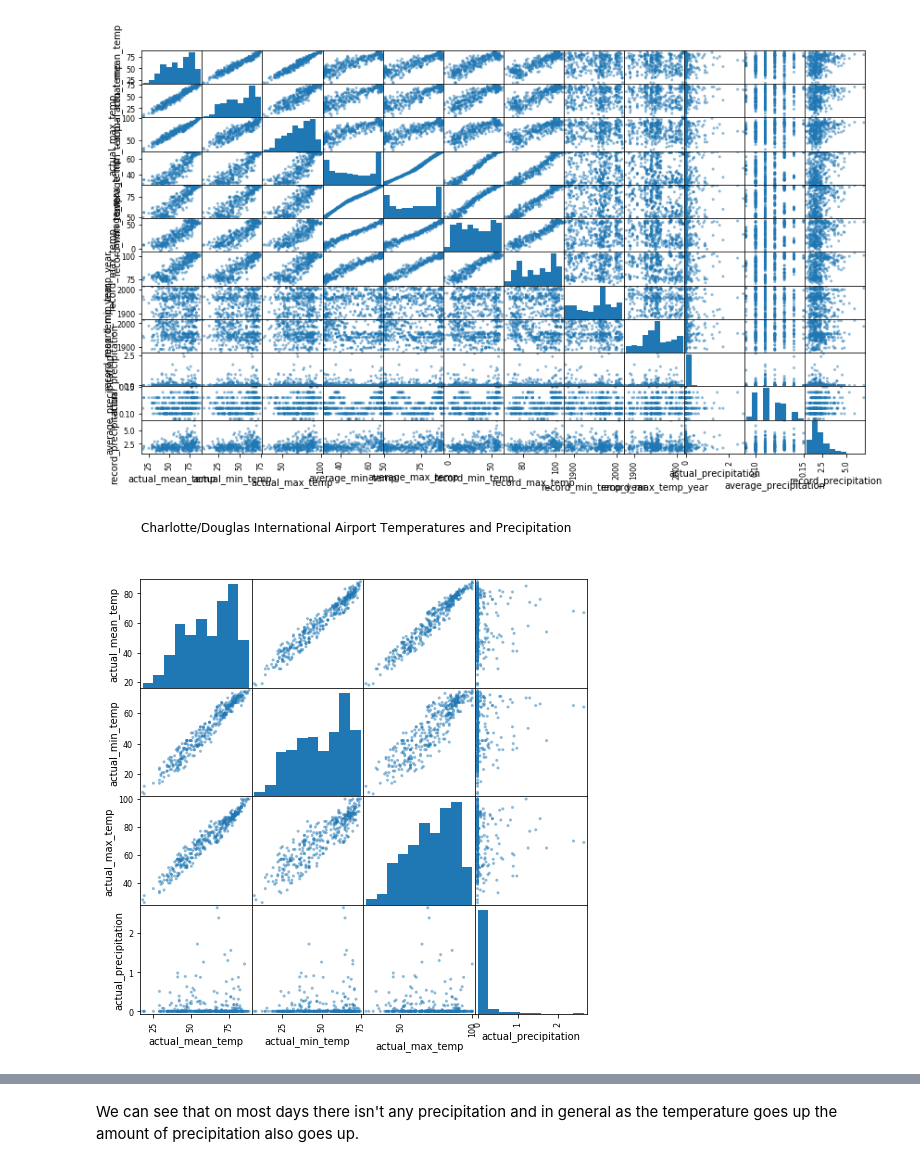
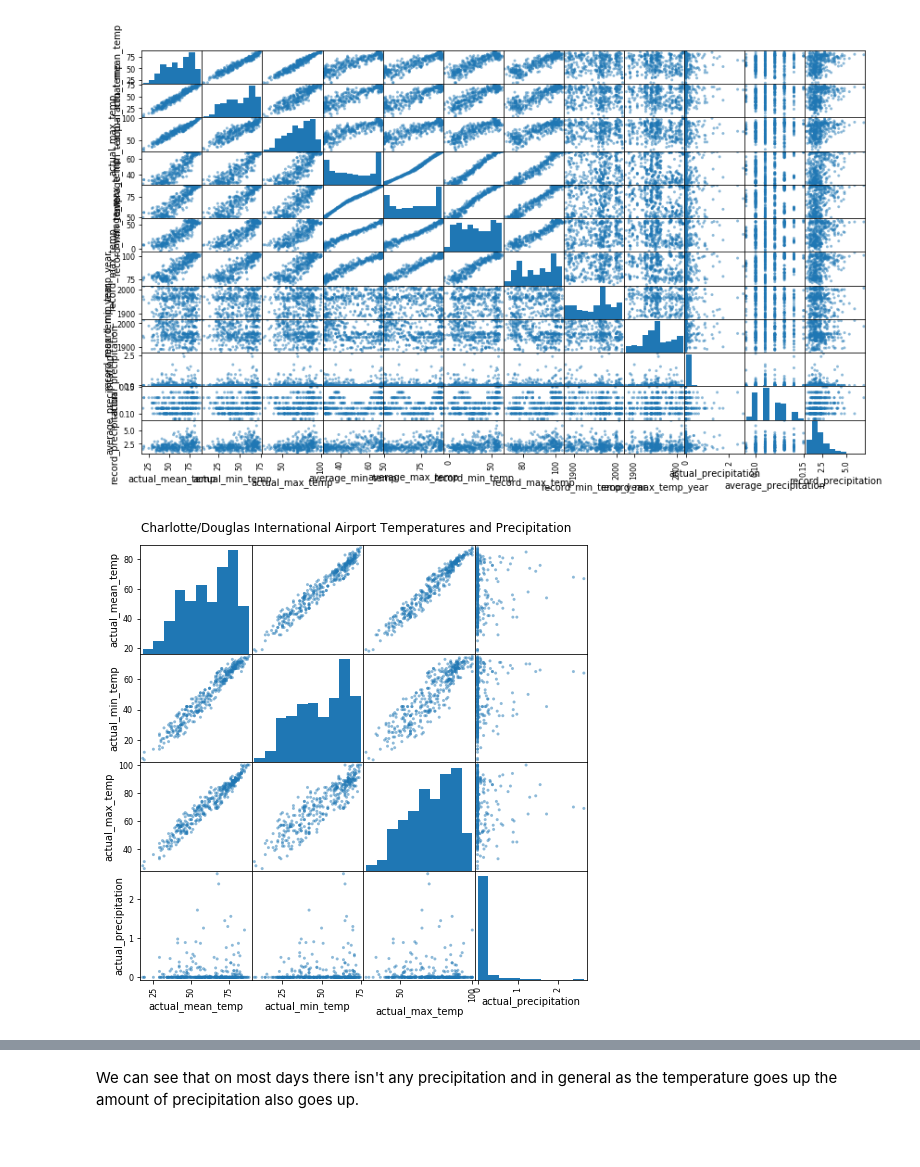
Before and after one commit to sn-ekstrand/weather-data-analysis, a Jupyter notebook: weather_data_exploration.ipynb, the cells around one changed output, grey strips where cells are left out. Cells and saved outputs as stored; diff of their text form; code cells hidden in the pictures.

```diff
--- a/weather_data_exploration.ipynb
+++ b/weather_data_exploration.ipynb
@@ -97,12 +97,12 @@ pd.plotting.scatter_matrix(df_kclt.loc[:,:],
 # %%
 # let's narrow it down. Could be interesting to compare temperatures and precipitation.
 pd.plotting.scatter_matrix(df_kclt.loc[:,['actual_mean_temp',
                                                'actual_min_temp',
                                                'actual_max_temp',
                                                'actual_precipitation']],
                                 figsize=(8,8))
-plt.suptitle('Charlotte/Douglas International Airport Temperatures and Precipitation');
+plt.suptitle('Charlotte/Douglas International Airport Temperatures and Precipitation', y=0.92);
 # %% [output]
-[figure, old version]
+[figure, new version]
 # %%
 # let's take a closer look at temperature and precipitation
```
Also changed, not shown: parts of 8 cells of this notebook.
